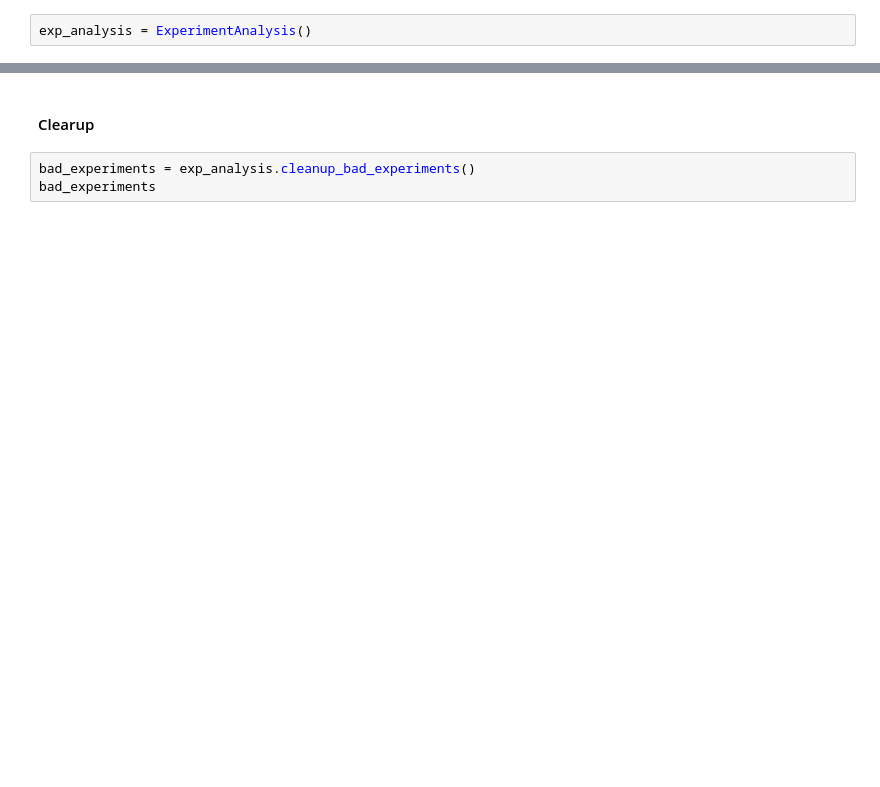
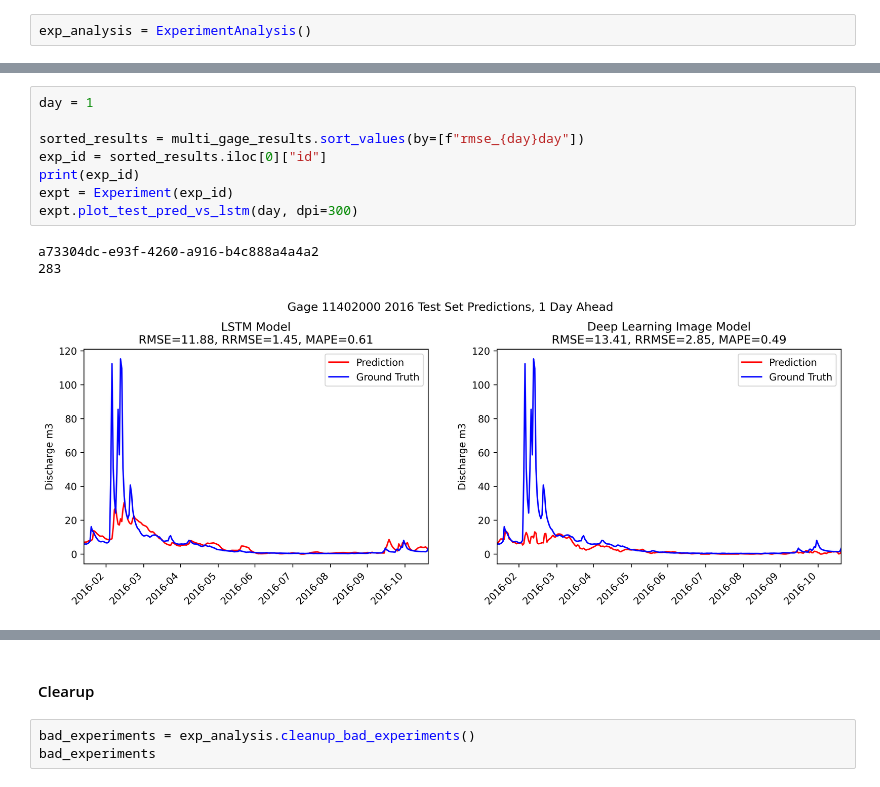
Before and after one commit to MIDS-capstone-fate-of-snow/discharge-estimation, a Jupyter notebook: models/Experiment Analysis.ipynb, the cells around one changed output, grey strips where cells are left out. Cells and saved outputs as stored; diff of their text form; blank space fills up the shorter version.

```diff
--- a/models/Experiment Analysis.ipynb
+++ b/models/Experiment Analysis.ipynb
@@ -89,0 +66,12 @@ Name: 22, Length: 65, dtype: object
+# %%
+day = 1
+
+sorted_results = multi_gage_results.sort_values(by=[f"rmse_{day}day"])
+exp_id = sorted_results.iloc[0]["id"]
+print(exp_id)
+expt = Experiment(exp_id)
+expt.plot_test_pred_vs_lstm(day, dpi=300)
+# %% [output]
+a73304dc-e93f-4260-a916-b4c888a4a4a2
+283
+[figure, added]
```
Also changed, not shown: parts of 24 cells of this notebook.
